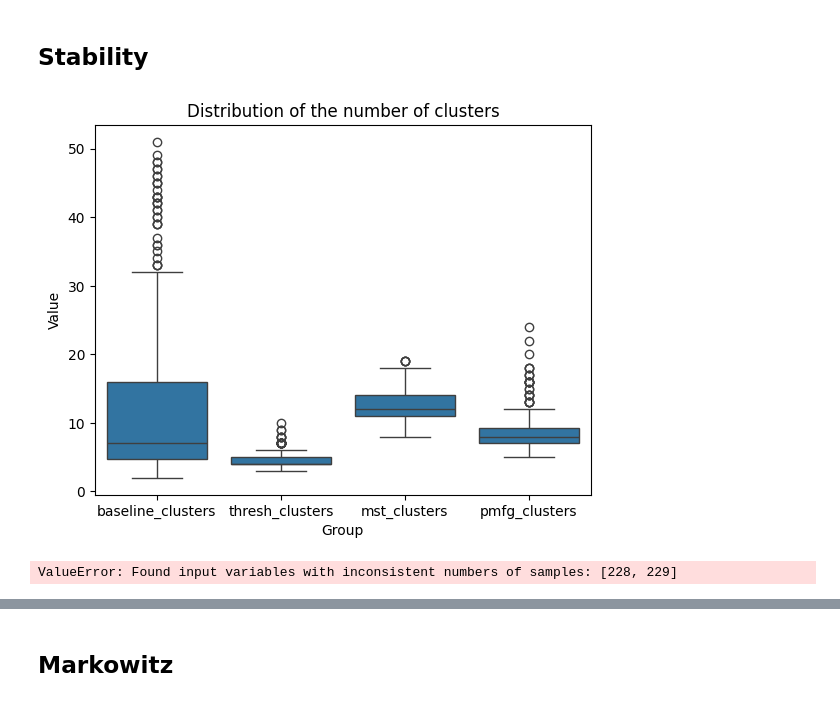
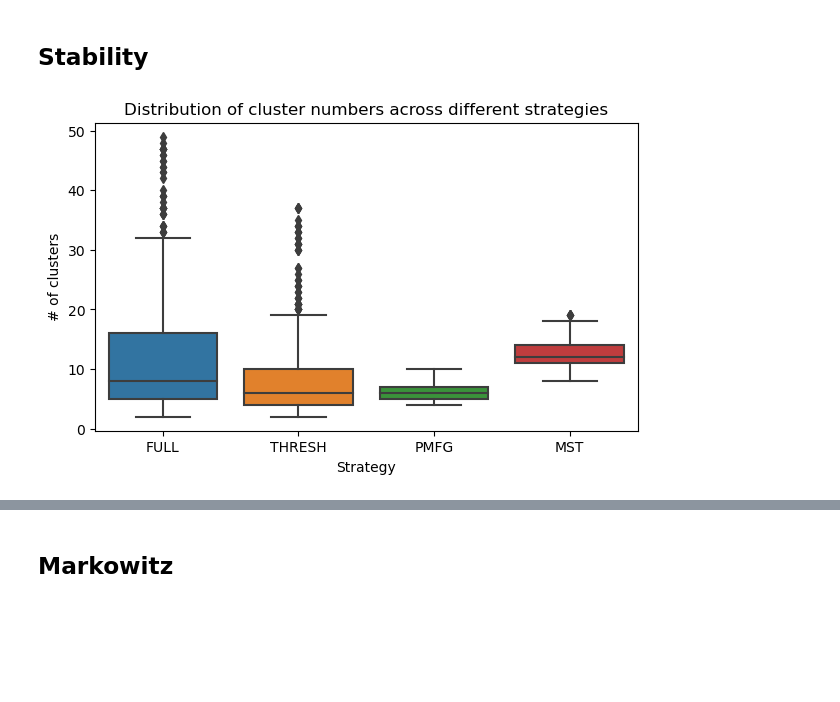
Before and after one commit to dioday45/FIN-525-Project, a Jupyter notebook: notebooks/Analysis of the clusters.ipynb, the cells around one changed output, grey strips where cells are left out. Cells and saved outputs as stored; diff of their text form; code cells hidden in the pictures; blank space fills up the shorter version.

```diff
--- a/notebooks/Analysis of the clusters.ipynb
+++ b/notebooks/Analysis of the clusters.ipynb
@@ -21,8 +21,8 @@ from sklearn.metrics import adjusted_rand_score
 import pickle
 # %%
 baseline = "clusters_baseline_720_24.pkl"
+thresh = "clusters_thresh_720_24.pkl"
 mst = "clusters_mst_720_24.pkl"
-thresh = "clusters_threshold_720_24.pkl"
 pmfg = "clusters_pmfg_720_24.pkl"
 
 with open("../data/processed/"+baseline, 'rb') as f:
@@ -37,9 +37,10 @@ with open("../data/processed/"+mst, 'rb') as f:
 with open("../data/processed/"+pmfg, 'rb') as f:
     pmfg_clusters = pickle.load(f)
 # %%
-clustering_list = ["baseline_clusters", "thresh_clusters", "mst_clusters", "pmfg_clusters"]
+clustering_list = ["FULL", "THRESH", "PMFG", "MST"]
 # %%
-all_clustering = {"baseline_clusters":baseline_clusters, "thresh_clusters": thresh_clusters, "mst_clusters": mst_clusters, "pmfg_clusters": pmfg_clusters}
+all_clustering = {"FULL":baseline_clusters, "THRESH": thresh_clusters,
+                  "PMFG":pmfg_clusters,"MST":mst_clusters }
 # %% [markdown]
 ## Stability
 # %%
@@ -63,26 +64,27 @@ clustering_sizes = {}
 for i in range(len(clustering_list)):
     clustering_sizes[clustering_list[i]] = compute_nb_clusters(all_clustering[clustering_list[i]])
 # %%
+fig, axes = plt.subplots(figsize=(7,4))
+
 # Combine the data in a single dataframe
+#fig, axes = plt.subplots(figsize=(8,4))
 df_plot = pd.DataFrame({'Group': [c for c in clustering_list for size in clustering_sizes[c]],
                    'Value': [size for c in clustering_list for size in clustering_sizes[c]]})
 
 # Create a boxplot with Seaborn
 sns.boxplot(x='Group', y='Value', data=df_plot)
 
 # Add labels and title
-plt.xlabel('Group')
-plt.ylabel('Value')
-plt.title('Distribution of the number of clusters')
+plt.xlabel('Strategy')
+plt.ylabel('# of clusters')
+plt.title('Distribution of cluster numbers across different strategies')
 
 # Show the plot
 plt.show()
 # %% [output]
-[figure, old version]
+[figure, new version]
 # %%
 clustering_stability = {}
 for i in range(len(clustering_list)):
     clustering_stability[clustering_list[i]] = compute_rand_score(all_clustering[clustering_list[i]])
-# %% [output]
-ValueError: Found input variables with inconsistent numbers of samples: [228, 229]
 # %%
```
Also changed, not shown: parts of 5 cells of this notebook, 1 other file.
